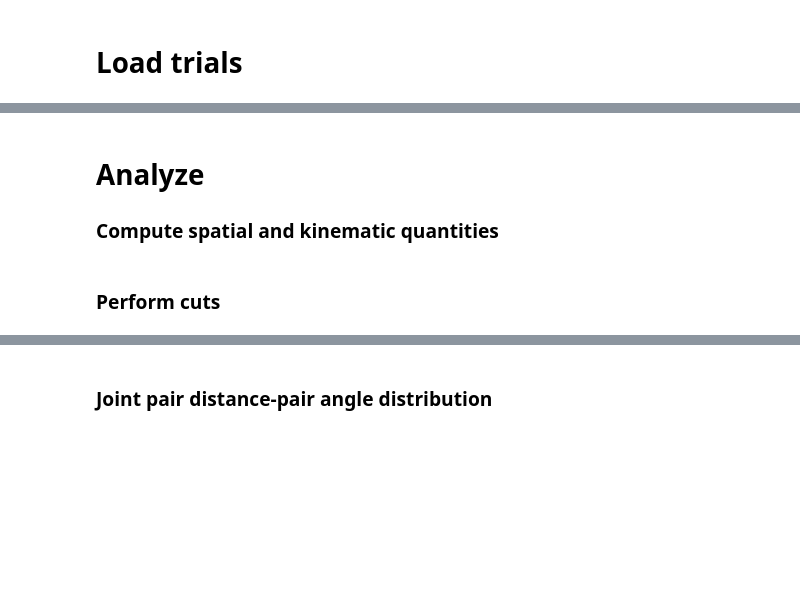
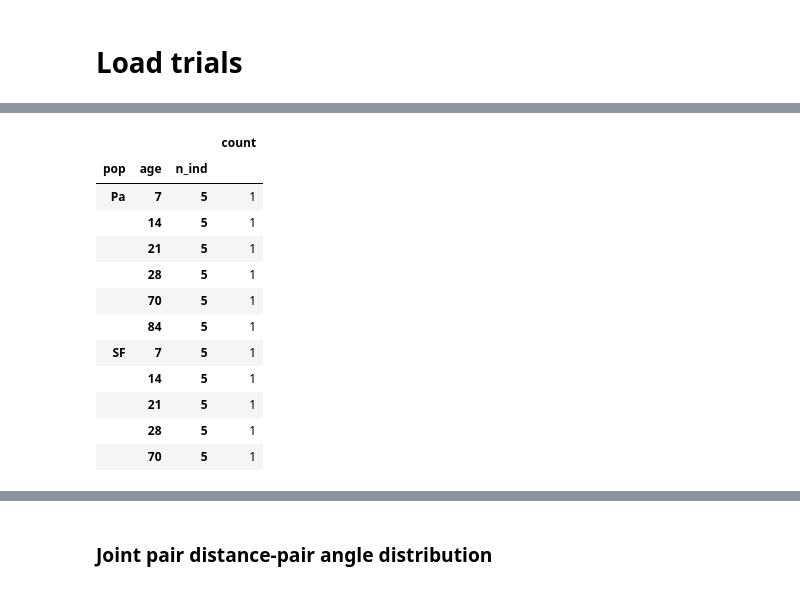
Before and after one commit to yffily/trilab-tracker, a Jupyter notebook: analyze.ipynb, the cells around one changed output, grey strips where cells are left out. Drawn from its saved outputs; the diff is of its cells as text; code cells hidden in the pictures; blank space fills up the shorter version.

```diff
--- a/analyze.ipynb
+++ b/analyze.ipynb
@@ -67,5 +19,0 @@ plt.show()
-# %% [markdown]
-# Analyze
-
-
-### Compute spatial and kinematic quantities
@@ -110,2 +19,0 @@ for trial_file,trial in trials.items():
-# %% [markdown]
-### Perform cuts
@@ -149,0 +20,49 @@ for trial_file,trial in trials.items():
+# %%
+''' Select a set of trials to analyze. '''
+
+# trial_files = sorted(glob('../tracking/full_20-07-19/*/trial.pik')) # [:1]
+# trial_files = ['../tracking/full_20-09-25/Pa_Fri_14dpf_GroupA_n2b_20200612_1400/trial.pik']
+# trial_files = ['../tracking/test_21-01-02/SF_Sat_70dpf_GroupA_n5_20200808_1015/trial.pik']
+trial_files = sorted(glob('../tracking/test_21-01-03/*/trial.pik')) # [:1]
+
+
+def load_trial(trial_file,load_data=True):
+    trial_dir  = os.path.dirname(trial_file)
+    fig_dir    = os.path.join(trial_dir,'figures')
+    trial_name = os.path.basename(trial_dir)
+    pop,day,age,group,n_ind = trial_name.split('_')[:5]
+    age        = int(age[:-3])
+    n_ind      = int(re.findall('\d+',n_ind)[0])
+    trial      = { k:v for k,v in locals().items() if k in ['trial_dir',
+                   'fig_dir', 'trial_name', 'pop', 'age', 'group', 'n_ind'] }
+    trial['R_cm'] = tank_radius_vs_age.get(age,np.nan)
+
+    if load_data:
+        trial.update(utils.load_pik(trial_file))
+        ellipse = cv2.fitEllipse(trial['tank']['contour'])
+        trial['center'] = np.array(ellipse[0])
+        trial['R_px']   = np.mean(ellipse[1])/2
+
+    return trial
+
+
+''' Count trials of each type. '''
+trials = [load_trial(f,load_data=False) for f in trial_files]
+df     = pd.DataFrame(trials,index=trial_files)
+grouped_trials = df.groupby(['pop','age','n_ind'])
+count  = pd.DataFrame(grouped_trials['trial_dir'].count().rename('count'))
+count
+# %% [output]
+|  |  |  | count |
+| pop | age | n_ind |  |
+| Pa | 7 | 5 | 1 |
+|  | 14 | 5 | 1 |
+|  | 21 | 5 | 1 |
+|  | 28 | 5 | 1 |
+|  | 70 | 5 | 1 |
+|  | 84 | 5 | 1 |
+| SF | 7 | 5 | 1 |
+|  | 14 | 5 | 1 |
+|  | 21 | 5 | 1 |
+|  | 28 | 5 | 1 |
+|  | 70 | 5 | 1 |
```
Also changed, not shown: parts of 30 cells of this notebook, 3 other files.
